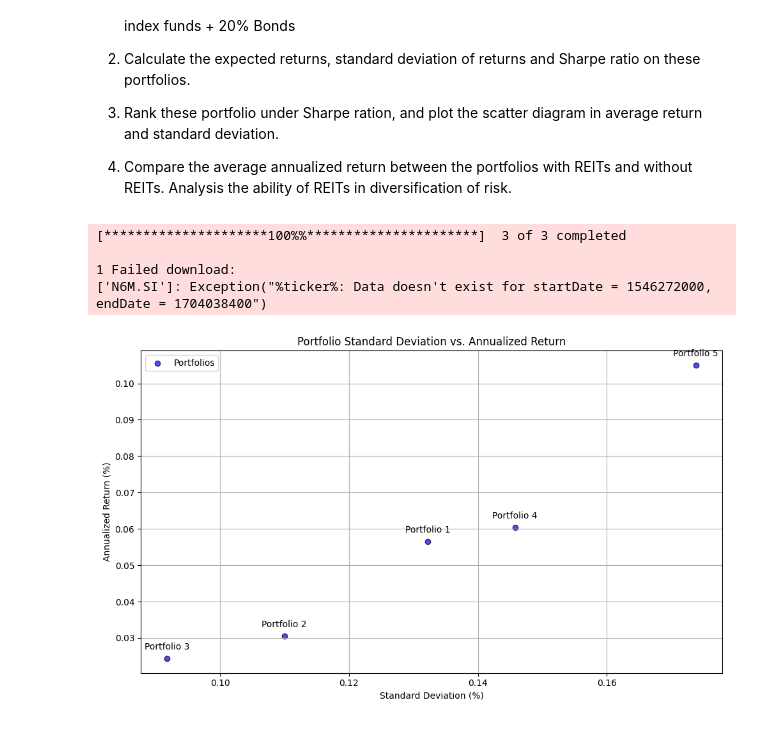
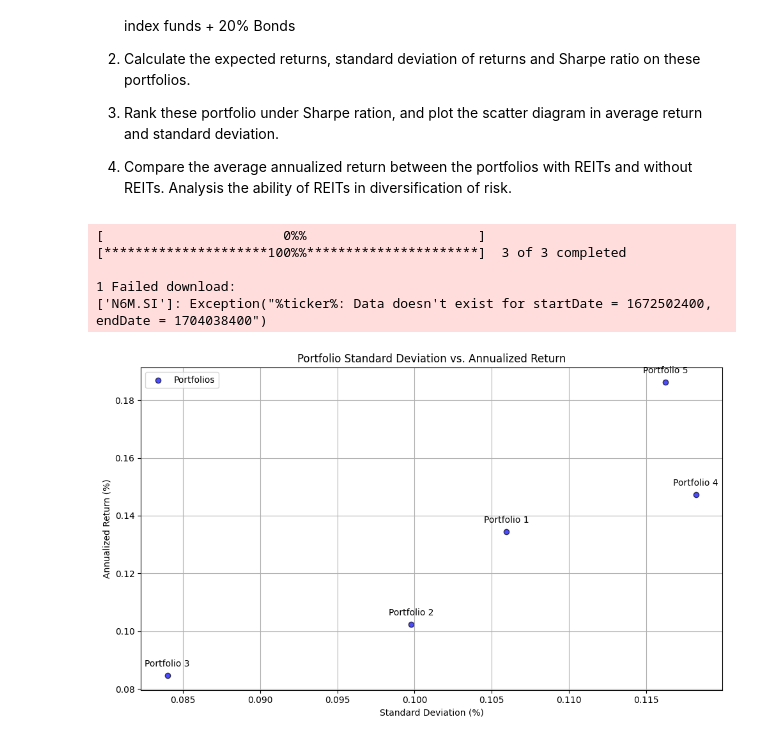
Before and after one commit to Wuvist/sgx3000, a Jupyter notebook: REITs analysis/REIT part 0315.ipynb, the cells around one changed output. Cells and saved outputs as stored; diff of their text form; code cells hidden in the pictures.

```diff
--- a/REITs analysis/REIT part 0315.ipynb
+++ b/REITs analysis/REIT part 0315.ipynb
@@ -25,18 +25,14 @@ categories = ["Singapore", "China", "Australia", "Japan", "UK", "United States"]
 
 # Create the bar chart
 p1=plt.bar(categories, data, color='blue')
+for i, v in enumerate(data):
+    plt.text(i-0.25, v + 1, str(v), color='black', fontweight='bold')
 
 # Add labels and title for the chart
 plt.xlabel("Countries")
 plt.ylabel("REIT market cap (US$BIL)")
 plt.title("Market cap comparisons")
 
-# Label the data points on top of each bar
-for bar in bars:
-    # Get bar height from the bar object
-    bar_height = bar.get_height()
-    plt.text(bar.get_x() + bar.get_width() / 2, bar_height + 1, str(bar_height), ha='center')
-
 # Display the chart
 p1
 # %% [output]
@@ -601,7 +576,7 @@ import matplotlib.pyplot as plt
 
 # Download adjusted close prices (replace with your tickers and date range)
 tickers = ["^GSPC", "N6M.SI", "SRU.SI"]
-start_date = "2019-01-01"
+start_date = "2023-01-01"
 end_date = "2024-01-01"
 
 data = yf.download(tickers, start=start_date, end=end_date)["Adj Close"]
@@ -626,33 +601,33 @@ for name, weights in portfolio_weights.items():
       portfolio_returns[name] = {
           "Annualized Return": portfolio_return.mean() * 252,
           "Std Dev": portfolio_return.std() * np.sqrt(252)
       }
   else:
       print(f"Skipping Sharpe Ratio calculation for {name} due to missing return data.")
 
 # Extract data for plotting
 portfolio_names = list(portfolio_returns.keys())
 annual_returns = [stats["Annualized Return"] for name, stats in portfolio_returns.items()]
 std_devs = [stats["Std Dev"] for name, stats in portfolio_returns.items()]
 
 # Create scatter plot
 plt.figure(figsize=(10, 6))
 plt.scatter(std_devs, annual_returns, marker='o', c='b', edgecolors='k', alpha=0.7, label='Portfolios')
 plt.xlabel('Standard Deviation (%)')
 plt.ylabel('Annualized Return (%)')
 plt.title('Portfolio Standard Deviation vs. Annualized Return')
 plt.grid(True)
 
 # Add portfolio names as annotations
 for i, name in enumerate(portfolio_names):
   plt.annotate(name, (std_devs[i], annual_returns[i]), textcoords="offset points", xytext=(0, 10), ha='center')
 
 plt.legend()
 plt.tight_layout()
 plt.show()
 # %% [output]
-[*********************100%%**********************]  3 of 3 completed
+[                       0%%                      ][*********************100%%**********************]  3 of 3 completed
 
 1 Failed download:
-['N6M.SI']: Exception("%ticker%: Data doesn't exist for startDate = 1546272000, endDate = 1704038400")
+['N6M.SI']: Exception("%ticker%: Data doesn't exist for startDate = 1672502400, endDate = 1704038400")
-[figure, old version]
+[figure, new version]
```
Also changed, not shown: parts of 4 cells of this notebook.
